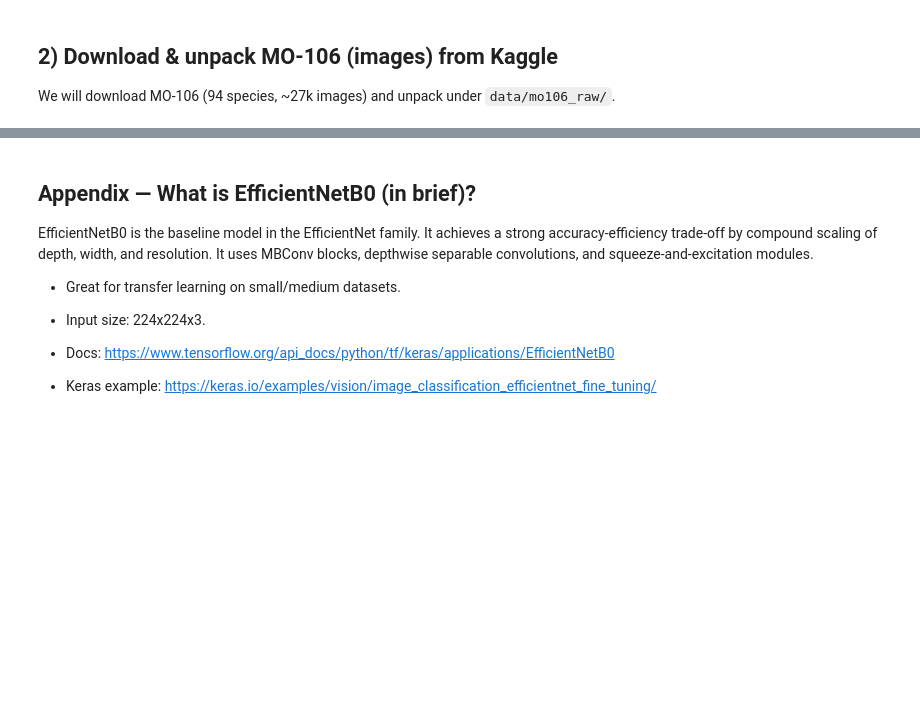
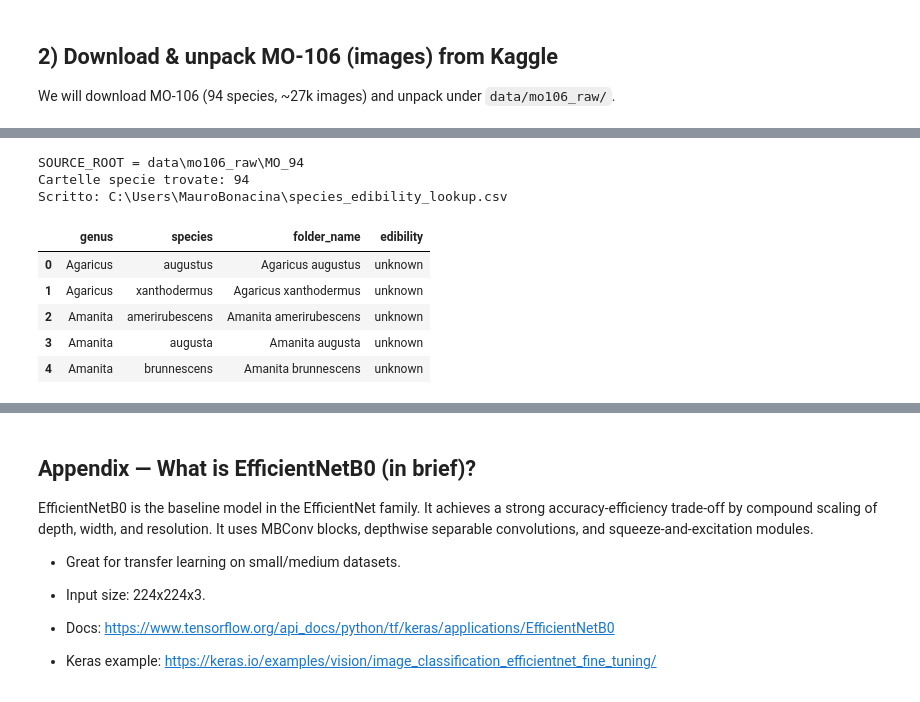
Before and after one commit to mauBona/ML-Mushroom-Toxicity-Classifier, a Jupyter notebook: mushrooms_effnet_binary.ipynb, the cells around one changed output, grey strips where cells are left out. Cells and saved outputs as stored; diff of their text form; code cells hidden in the pictures; blank space fills up the shorter version.

```diff
--- a/mushrooms_effnet_binary.ipynb
+++ b/mushrooms_effnet_binary.ipynb
@@ -198,0 +73,6 @@ We sweep decision thresholds and pick one with high recall on the toxic class.
+# %%
+#unzip
+for z in glob.glob(os.path.join(DATA_DIR, '*.zip')):
+     print('Unzipping:', z)
+     with zipfile.ZipFile(z, 'r') as f:
+         f.extractall(RAW_DIR)
@@ -198,0 +99,59 @@ We sweep decision thresholds and pick one with high recall on the toxic class.
+# %%
+# ===================================================================================
+# === 1) Dataset directory scan with species_edibility_lookup.csv file generation ===
+# ===================================================================================
+
+import os, re, shutil
+from pathlib import Path
+import pandas as pd
+
+# Percorso locale con le cartelle per specie (Windows)
+SOURCE_ROOT = Path(os.path.join(RAW_DIR,"MO_94"))
+DATA_DIR = Path('data')
+BIN_DIR  = Path(os.path.join(DATA_DIR,'mushrooms_binary'))
+EDIBLE_DIR = Path(os.path.join(BIN_DIR, 'edible'))
+TOXIC_DIR  = Path(os.path.join(BIN_DIR, 'toxic'))
+DATA_DIR.mkdir(parents=True, exist_ok=True)
+
+print('SOURCE_ROOT =', SOURCE_ROOT)
+assert SOURCE_ROOT.is_dir(), f"Il path esiste ma non è una cartella: {SOURCE_ROOT}"
+
+# === 1) SCANSIONA CARTELLE E CREA species_edibility_lookup.csv ===
+LOOKUP_CSV = Path('species_edibility_lookup.csv')
+
+species_dirs = sorted([p for p in SOURCE_ROOT.iterdir() if p.is_dir()])
+print('Cartelle specie trovate:', len(species_dirs))
+
+import unicodedata
+def normalize_ws(s: str) -> str:
+    s = unicodedata.normalize('NFKC', s)
+    s = re.sub(r"\s+", " ", s.strip())
+    return s
+
+def split_genus_species(folder_name: str):
+    name = normalize_ws(folder_name)
+    parts = name.split(' ')
+    if len(parts) >= 2:
+        return parts[0], ' '.join(parts[1:])
+    return parts[0], ''
+
+rows = []
+for sp in species_dirs:
+    folder = sp.name
+    g, s = split_genus_species(folder)
+    rows.append({'genus': g, 'species': s, 'folder_name': folder, 'edibility': 'unknown'})
+
+df_lookup = pd.DataFrame(rows, columns=['genus','species','folder_name','edibility'])
+df_lookup.to_csv(LOOKUP_CSV, index=False)
+print('Scritto:', LOOKUP_CSV.resolve())
+df_lookup.head()
+# %% [output]
+SOURCE_ROOT = data\mo106_raw\MO_94
+Cartelle specie trovate: 94
+Scritto: C:\Users\MauroBonacina\species_edibility_lookup.csv
+|  | genus | species | folder_name | edibility |
+| 0 | Agaricus | augustus | Agaricus augustus | unknown |
+| 1 | Agaricus | xanthodermus | Agaricus xanthodermus | unknown |
+| 2 | Amanita | amerirubescens | Amanita amerirubescens | unknown |
+| 3 | Amanita | augusta | Amanita augusta | unknown |
+| 4 | Amanita | brunnescens | Amanita brunnescens | unknown |
```
Also changed, not shown: parts of 23 cells of this notebook.
